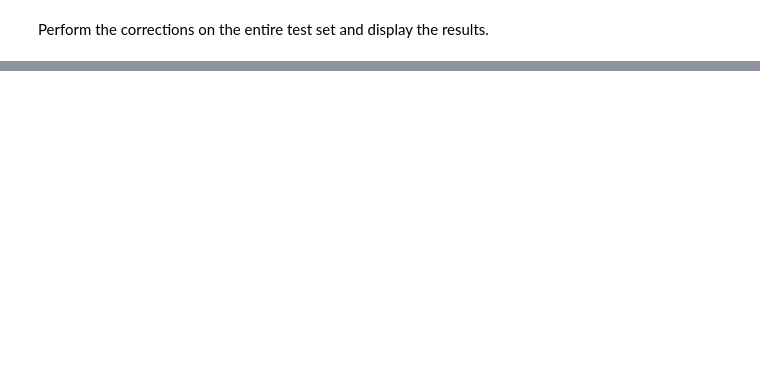
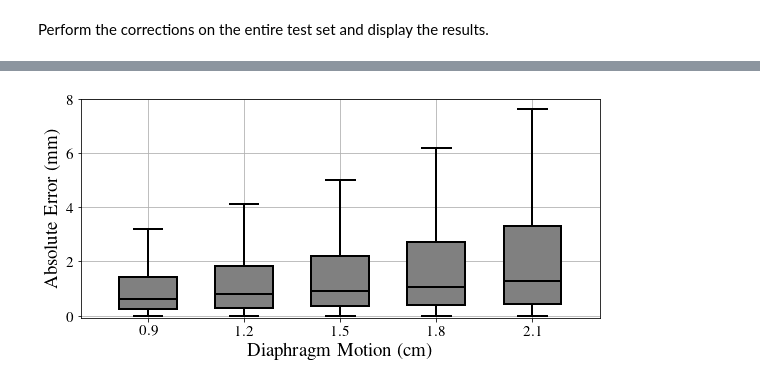
Before and after one commit to teaghan/FlowNet_PET, a Jupyter notebook: Testing_on_XCAT_Frames.ipynb, the cells around one changed output, grey strips where cells are left out. Cells and saved outputs as stored; diff of their text form; code cells hidden in the pictures; blank space fills up the shorter version.

```diff
--- a/Testing_on_XCAT_Frames.ipynb
+++ b/Testing_on_XCAT_Frames.ipynb
@@ -208,0 +186,6 @@ COV (avg):  74.0
+# %%
+box_plot_flow_residuals(np.round(np.array(AP_expansions)*1.5,1), max_flow_diffs,
+                        y_lims=(-0.1,8), fontsize=19, x_label='Diaphragm Motion (cm)',
+                        savename='figures/fig4.pdf')
+# %% [output]
+[figure, added]
```
Also changed, not shown: parts of 6 cells of this notebook, 18 other files.
